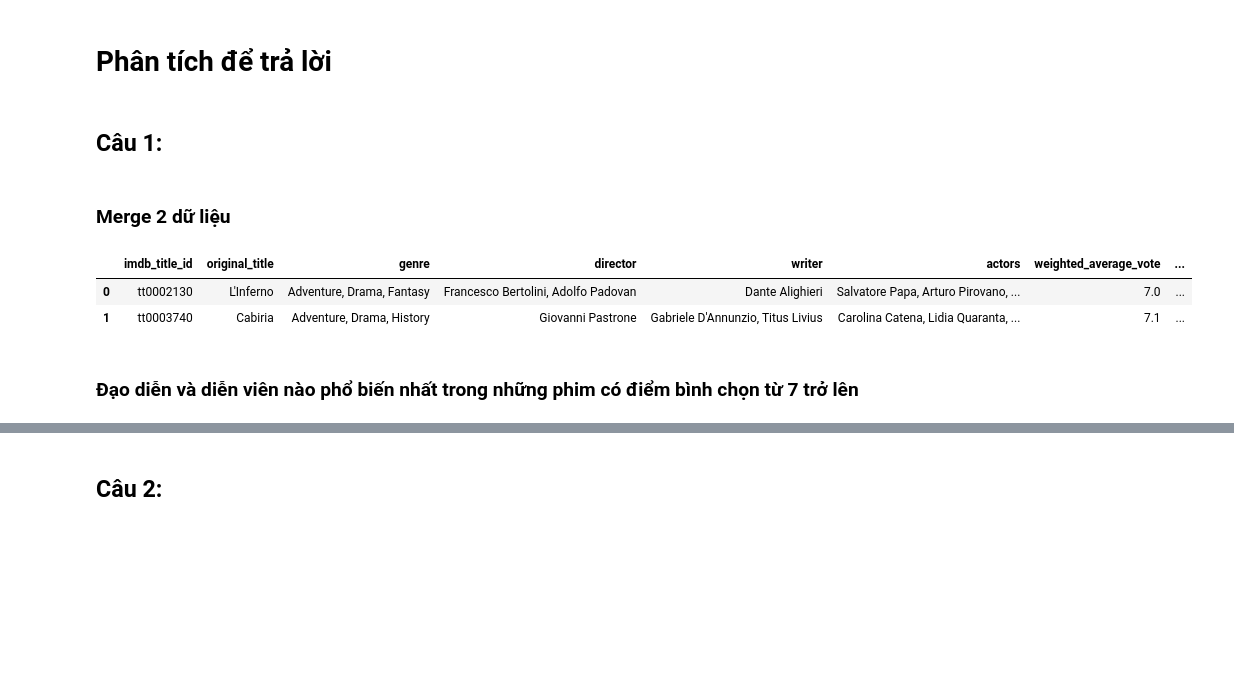
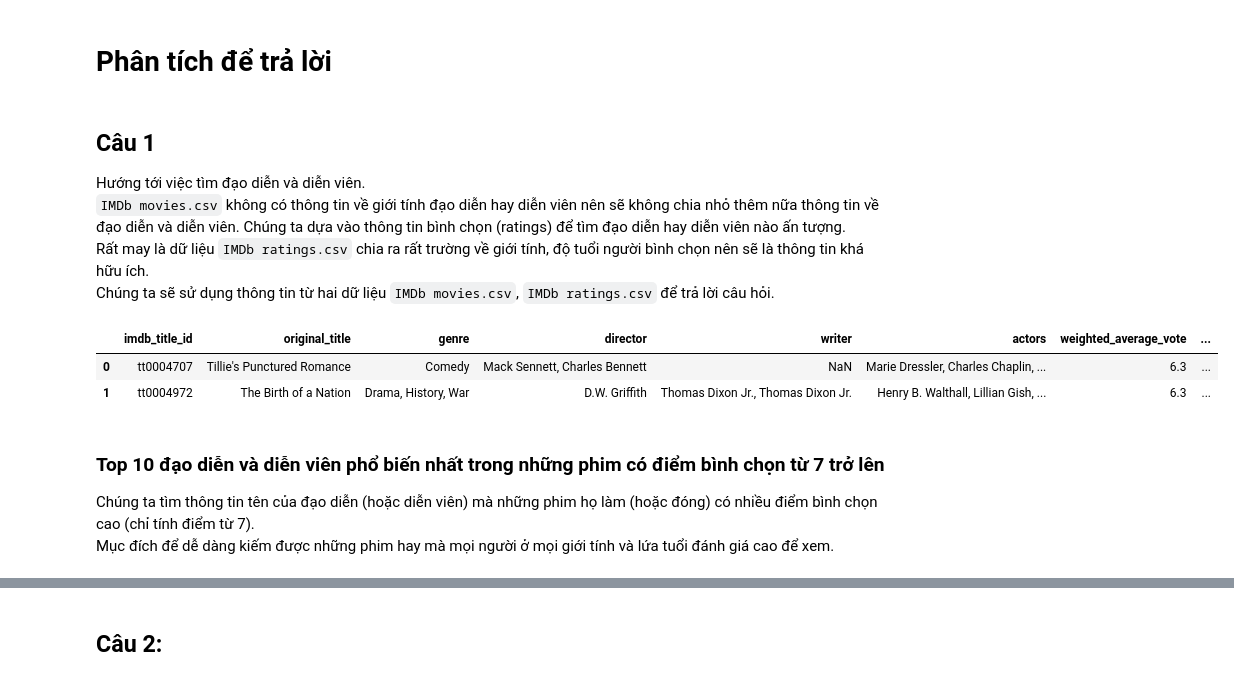
Before and after one commit to namhoai167/P4DS_Project, a Jupyter notebook: Final_Project.ipynb, the cells around one changed output, grey strips where cells are left out. Saved outputs shown, nothing was run; the diff lists cells and outputs as text; code cells hidden in the pictures; blank space fills up the shorter version.

```diff
--- a/Final_Project.ipynb
+++ b/Final_Project.ipynb
@@ -647,32 +647,41 @@ $*$ Người thực hiện: Minh
 # %% [markdown]
 # Phân tích để trả lời
 # %% [markdown]
-## Câu 1:
+## Câu 1
+Hướng tới việc tìm đạo diễn và diễn viên.
+`IMDb movies.csv` không có thông tin về giới tính đạo diễn hay diễn viên nên sẽ không chia nhỏ thêm nữa thông tin về đạo diễn và diễn viên.
+Chúng ta dựa vào thông tin bình chọn (ratings) để tìm đạo diễn hay diễn viên nào ấn tượng.
+Rất may là dữ liệu `IMDb ratings.csv` chia ra rất trường về giới tính, độ tuổi người bình chọn nên sẽ là thông tin khá hữu ích.
+Chúng ta sẽ sử dụng thông tin từ hai dữ liệu `IMDb movies.csv`, `IMDb ratings.csv` để trả lời câu hỏi.
-# %% [markdown]
-### Merge 2 dữ liệu
 # %%
-# Merge 2 bảng với những cột có thông tin thú vị
+# Merge 2 bảng liệu phim và bình chọn
 # Số lượng vote phải hơn 2000 để tránh những phim spam đánh giá
 df1 = movies_df[movies_df.votes >= 2000]
+
+# Lọc ra những phim có ngôn ngữ là English hoặc nơi sản xuất có USA
+# Vì ít nhất phim này có thể có phụ đề Tiếng Anh để có thể xem được
+df1 = df1[df1.language.str.contains('English') | df1.country.str.contains('USA')]
+
+# Chọn ra những cột có thông tin thú vị
 df1 = df1[['imdb_title_id',
            'original_title',
            'genre',
            'director',
            'writer',
            'actors']]
 
 df2 = ratings_df[ratings_df.total_votes >= 2000]
 df2 = df2[['imdb_title_id',
            'weighted_average_vote',
            'allgenders_18age_avg_vote',
            'males_allages_avg_vote',
            'males_18age_avg_vote',
            'females_allages_avg_vote',
            'females_18age_avg_vote']]
 
 movies_ratings_df = pd.merge(df1, df2, on='imdb_title_id')
 movies_ratings_df.head(2)
 # %% [output]
 |  | imdb_title_id | original_title | genre | director | writer | actors | weighted_average_vote | ... |
-| 0 | tt0002130 | L'Inferno | Adventure, Drama, Fantasy | Francesco Bertolini, Adolfo Padovan | Dante Alighieri | Salvatore Papa, Arturo Pirovano, ... | 7.0 | ... |
-| 1 | tt0003740 | Cabiria | Adventure, Drama, History | Giovanni Pastrone | Gabriele D'Annunzio, Titus Livius | Carolina Catena, Lidia Quaranta, ... | 7.1 | ... |
+| 0 | tt0004707 | Tillie's Punctured Romance | Comedy | Mack Sennett, Charles Bennett | NaN | Marie Dressler, Charles Chaplin, ... | 6.3 | ... |
+| 1 | tt0004972 | The Birth of a Nation | Drama, History, War | D.W. Griffith | Thomas Dixon Jr., Thomas Dixon Jr. | Henry B. Walthall, Lillian Gish, ... | 6.3 | ... |
@@ -679,3 +697,5 @@ movies_ratings_df.head(2)
 # %% [markdown]
-### Đạo diễn và diễn viên nào phổ biến nhất trong những phim có điểm bình chọn từ 7 trở lên
+### Top 10 đạo diễn và diễn viên phổ biến nhất trong những phim có điểm bình chọn từ 7 trở lên
+Chúng ta tìm thông tin tên của đạo diễn (hoặc diễn viên) mà những phim họ làm (hoặc đóng) có nhiều điểm bình chọn cao (chỉ tính điểm từ 7).
+Mục đích để dễ dàng kiếm được những phim hay mà mọi người ở mọi giới tính và lứa tuổi đánh giá cao để xem.
 # %%
```
Also changed, not shown: parts of 21 cells of this notebook.
